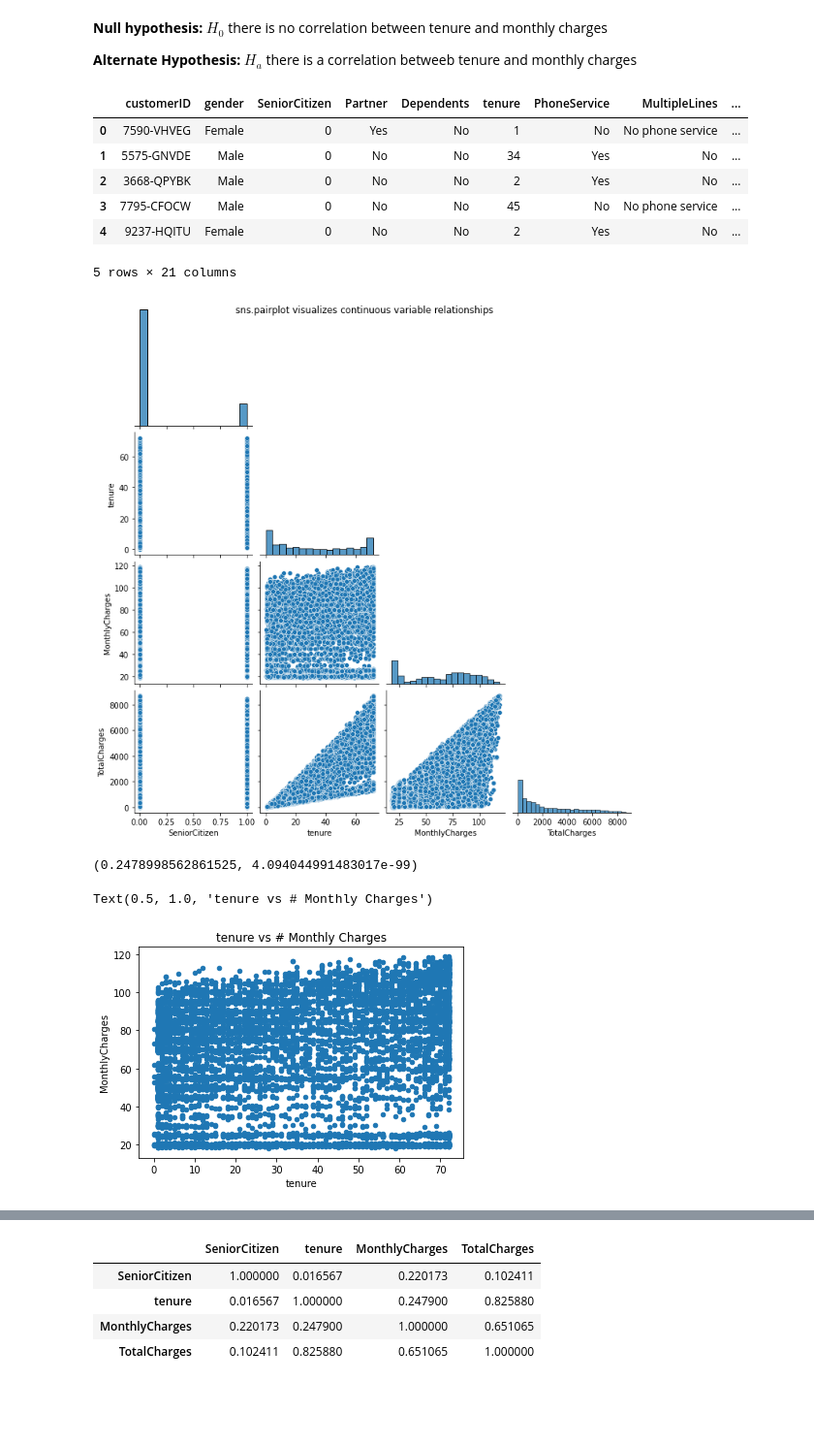
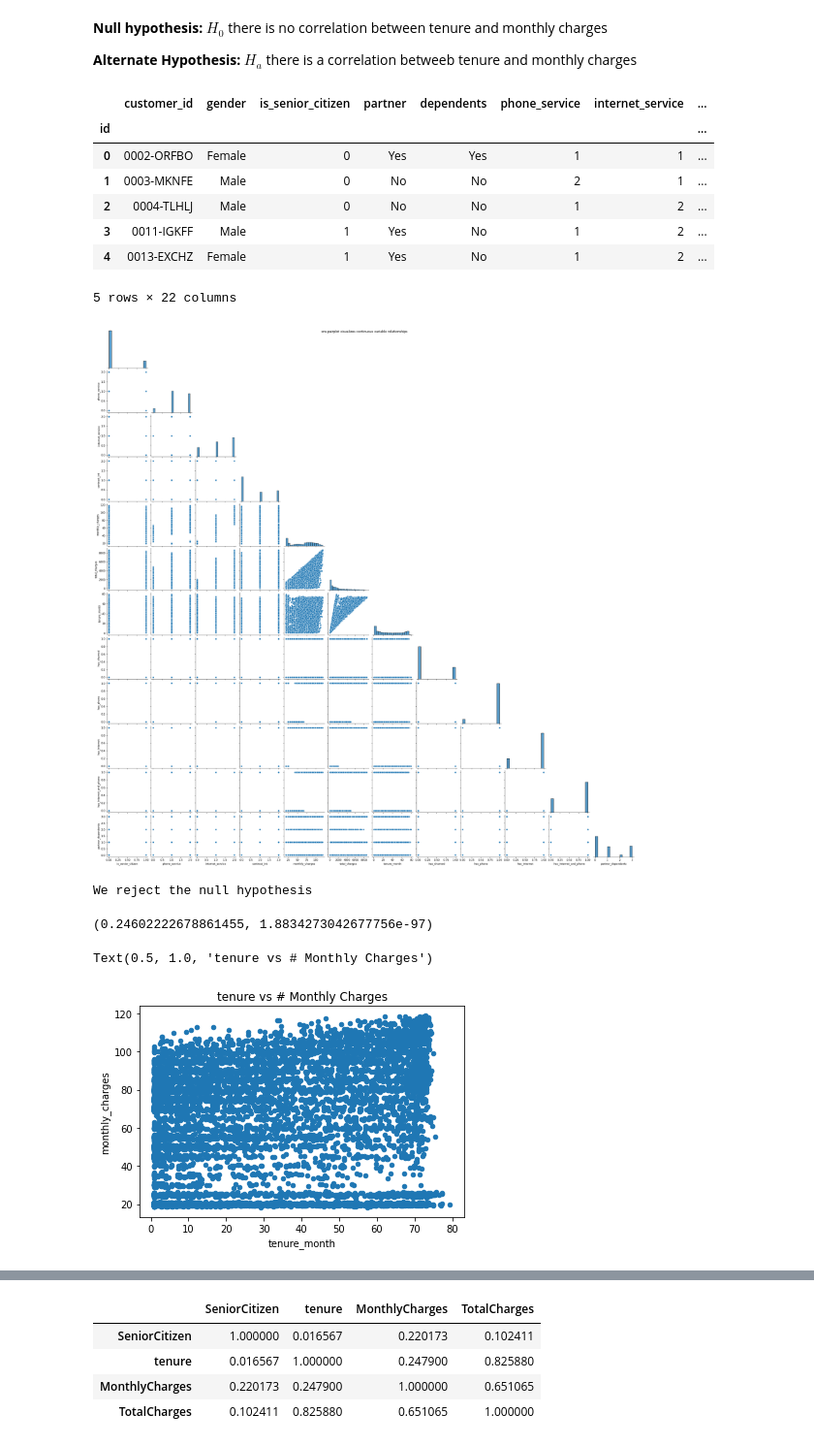
Before and after one commit to jamesallen0351/statistics-exercises, a Jupyter notebook: hypothesis_testing.ipynb, the cells around one changed output, grey strips where cells are left out. Shown at 97% size. Saved outputs shown, nothing was run; the diff lists cells and outputs as text; code cells hidden in the pictures; blank space fills up the shorter version.

Commit message:
add more answers and new df to hypothesis testing in progress

```diff
--- a/hypothesis_testing.ipynb
+++ b/hypothesis_testing.ipynb
@@ -524,43 +524,56 @@ fe_manual.hist()
 **Null hypothesis:** $H_{0}$ there is no correlation between tenure and monthly charges
 
 **Alternate Hypothesis:** $H_{a}$ there is a correlation betweeb tenure and monthly charges
+# %%
+url = "https://gist.githubusercontent.com/ryanorsinger/3fce5a65b5fb8ab728af5192c7de857e/raw/a0422b7b73749842611742a1064e99088a47917d/clean_telco.csv"
+df = pd.read_csv(url, index_col="id")
 # %%
-df = pd.read_csv("Cust_Churn_Telco.csv")
+# df = pd.read_csv("Cust_Churn_Telco.csv")
 # %%
 df.head()
 # %% [output]
-|  | customerID | gender | SeniorCitizen | Partner | Dependents | tenure | PhoneService | MultipleLines | ... |
-| 0 | 7590-VHVEG | Female | 0 | Yes | No | 1 | No | No phone service | ... |
-| 1 | 5575-GNVDE | Male | 0 | No | No | 34 | Yes | No | ... |
-| 2 | 3668-QPYBK | Male | 0 | No | No | 2 | Yes | No | ... |
-| 3 | 7795-CFOCW | Male | 0 | No | No | 45 | No | No phone service | ... |
-| 4 | 9237-HQITU | Female | 0 | No | No | 2 | Yes | No | ... |
+|  | customer_id | gender | is_senior_citizen | partner | dependents | phone_service | internet_service | ... |
+| id |  |  |  |  |  |  |  | ... |
+| 0 | 0002-ORFBO | Female | 0 | Yes | Yes | 1 | 1 | ... |
+| 1 | 0003-MKNFE | Male | 0 | No | No | 2 | 1 | ... |
+| 2 | 0004-TLHLJ | Male | 0 | No | No | 1 | 2 | ... |
+| 3 | 0011-IGKFF | Male | 1 | Yes | No | 1 | 2 | ... |
+| 4 | 0013-EXCHZ | Female | 1 | Yes | No | 1 | 2 | ... |
-5 rows × 21 columns
+5 rows × 22 columns
 # %%
 sns.pairplot(df, corner=True)
 plt.suptitle("sns.pairplot visualizes continuous variable relationships")
 plt.show()
 # %% [output]
-[figure, old version]
+[figure, new version]
 # %%
 alpha = .05
 # %%
 # Does tenure correlate with monthly charges?
 
-x = df.tenure
-y = df.MonthlyCharges
+x = df.tenure_month
+y = df.monthly_charges
 
 corr, p = stats.pearsonr(x, y)
+
+
+if p < alpha:
+    print("We reject the null hypothesis")
+else:
+    print("We fail to reject the null hypothesis")
+
+
 corr, p
 # %% [output]
-(0.2478998562861525, 4.094044991483017e-99)
+We reject the null hypothesis
+(0.24602222678861455, 1.8834273042677756e-97)
 # %%
-r, p = stats.pearsonr(df.tenure, df.MonthlyCharges)
+r, p = stats.pearsonr(df.tenure_month, df.monthly_charges)
 
-df.plot.scatter('tenure', 'MonthlyCharges')
+df.plot.scatter('tenure_month', 'monthly_charges')
 plt.title('tenure vs # Monthly Charges')
 # %% [output]
 Text(0.5, 1.0, 'tenure vs # Monthly Charges')
-[figure, old version]
+[figure, new version]
 # %%
 # df['TotalCharges'] = df['TotalCharges'].astype(float)
```
Also changed, not shown: parts of 19 cells of this notebook.
